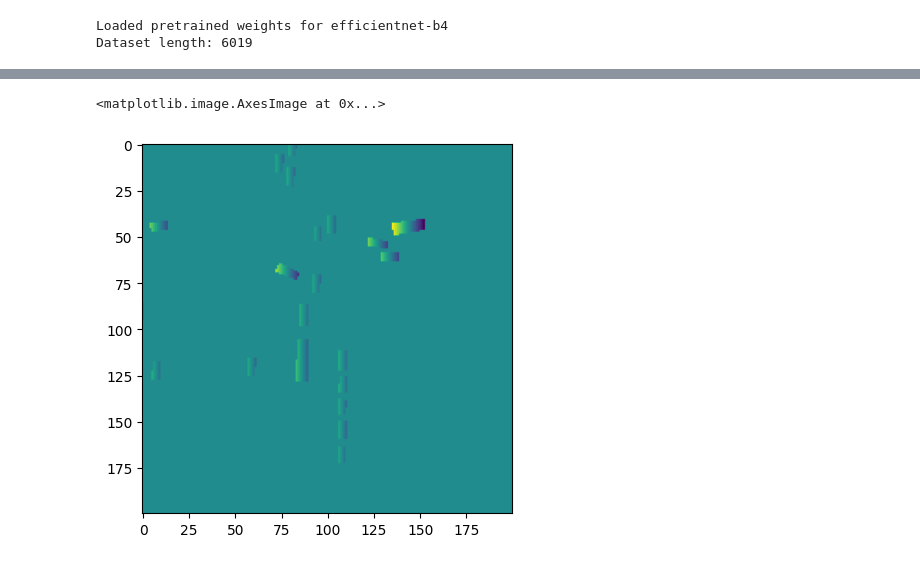
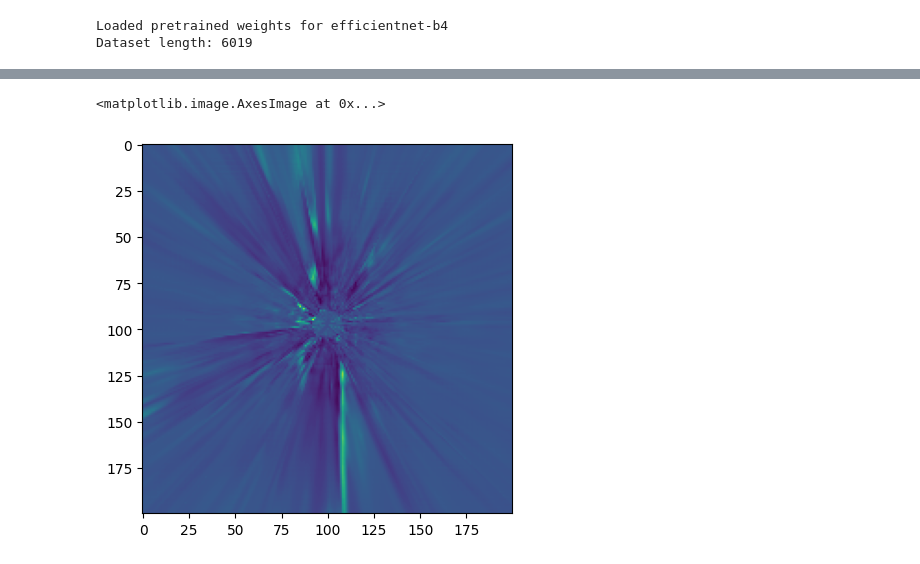
Before and after one commit to nargoo0328/cross_view_transformers, a Jupyter notebook: scripts/test_bug.ipynb, the cells around one changed output, grey strips where cells are left out. Drawn from its saved outputs; the diff is of its cells as text; code cells hidden in the pictures.

```diff
--- a/scripts/test_bug.ipynb
+++ b/scripts/test_bug.ipynb
@@ -118,9 +115,14 @@ plt.imshow(vis_result[0])
-# %%
-mask = batch['offset'][0,0].cpu()!=255
-plt.imshow(batch['offset'][0,0].cpu() * mask)
-# %% [output]
-<matplotlib.image.AxesImage at 0x...>
-[figure, removed]
+# %%
+from sklearn.decomposition import PCA
+render_ = pred['mid_output']['bev']
+pca = PCA(n_components=128)
+bev_h, bev_w = render_.shape[-2:]
+feat = render_[0, :].permute(1,2,0).view(-1, 128).cpu().numpy()
+feat = pca.fit_transform(feat).reshape(bev_h,bev_w,128)
+plt.imshow(feat[:, :, 0])
+# %% [output]
+<matplotlib.image.AxesImage at 0x...>
+[figure, added]
 # %%
 n = 6
 h = 28
```
Also changed, not shown: parts of 17 cells of this notebook, 23 other files.
